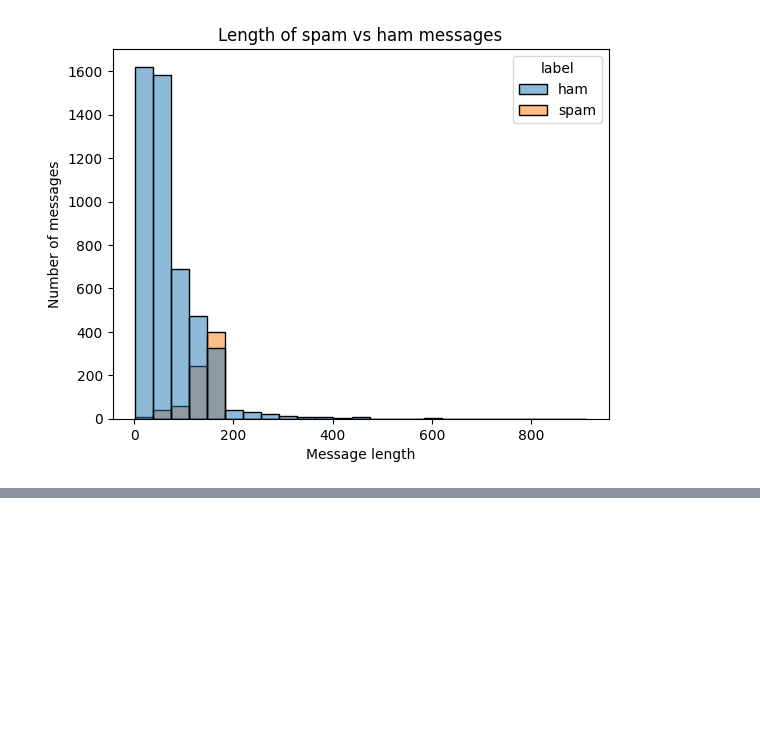
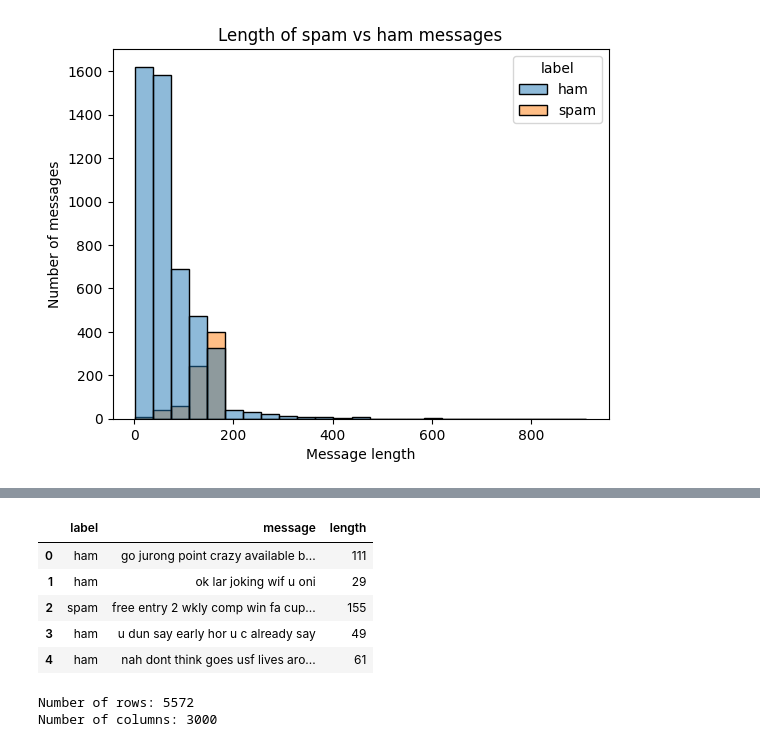
Before and after one commit to Ishan-Mishra21/email-spam-detector, a Jupyter notebook: EmailSpamDetector.ipynb, the cells around one changed output, grey strips where cells are left out. Saved outputs shown, nothing was run; the diff lists cells and outputs as text; code cells hidden in the pictures; blank space fills up the shorter version.

Commit message:
Text processing and TF-IDF vectorisation
- Converted all messages to lower case
- Removed all punctuations and stopwords from messages
- TF-IDF using 3000 features

```diff
--- a/EmailSpamDetector.ipynb
+++ b/EmailSpamDetector.ipynb
@@ -79,3 +79,20 @@ plt.ylabel('Number of messages')
 # %% [output]
 Text(0, 0.5, 'Number of messages')
 [figure]
+# %%
+#Converting each message to lower case for uniformity and removing all punctuation to reduce clutter
+df['message'] = df['message'].str.lower()
+df['message'] = df['message'].str.replace(r'[^\w\s]', '', regex=True)
+
+#removing stopwords
+import nltk
+from nltk.corpus import stopwords
+nltk.download('stopwords')
+stopWordsSet = set(stopwords.words('english'))
+def removeStopwords(text):
+    words = text.split()
+    filtered = [word for word in words if word not in stopWordsSet]
+    return " ".join(filtered)
+df['message'] = df['message'].apply(removeStopwords)
+df.head()
+# %% [output]
@@ -81,0 +101,6 @@ Text(0, 0.5, 'Number of messages')
+|  | label | message | length |
+| 0 | ham | go jurong point crazy available b... | 111 |
+| 1 | ham | ok lar joking wif u oni | 29 |
+| 2 | spam | free entry 2 wkly comp win fa cup... | 155 |
+| 3 | ham | u dun say early hor u c already say | 49 |
+| 4 | ham | nah dont think goes usf lives aro... | 61 |
@@ -81,0 +109,10 @@ Text(0, 0.5, 'Number of messages')
+# %%
+#applying TF-IDF
+tfidfObj = TfidfVectorizer(max_features = 3000)
+tfidfMatrix = tfidfObj.fit_transform(df["message"])
+tfidfMatrix.shape
+print(f"Number of rows: {tfidfMatrix.shape[0]}")
+print(f"Number of columns: {tfidfMatrix.shape[1]}")
+# %% [output]
+Number of rows: 5572
+Number of columns: 3000
```
Also changed, not shown: parts of 2 cells of this notebook.
